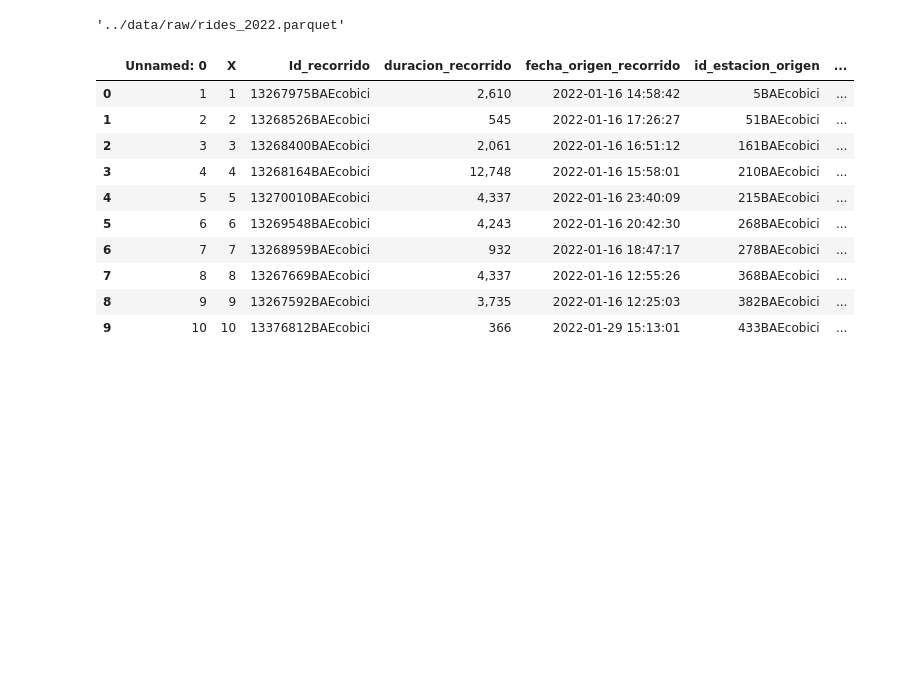
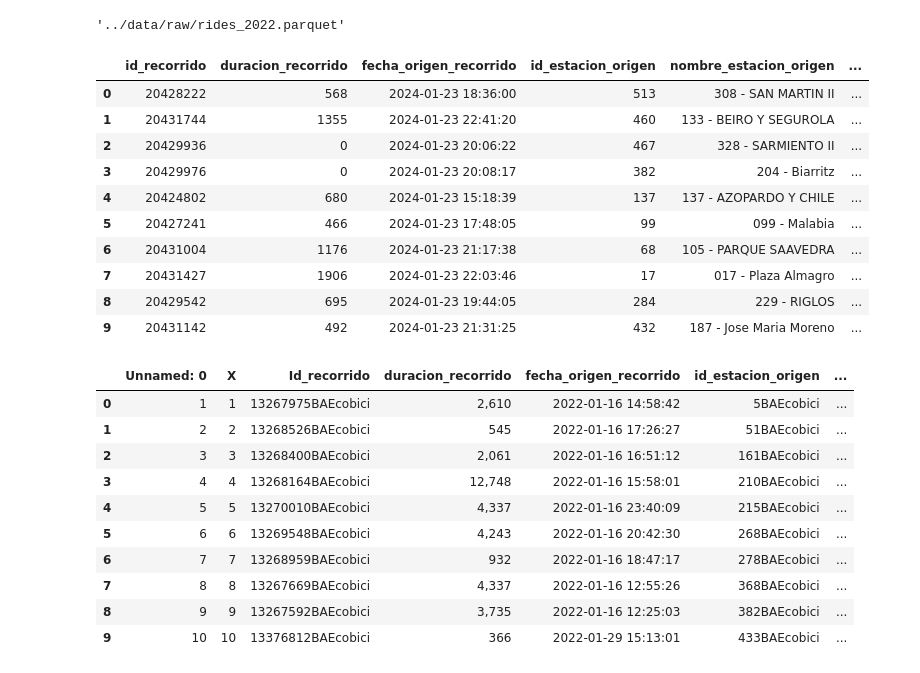
Before and after one commit to javieryanzon/bike_sharing_demand_predictor, a Jupyter notebook: notebooks/01_load_and_validate_raw_data.ipynb, the cells around one changed output. Saved outputs shown, nothing was run; the diff lists cells and outputs as text; code cells hidden in the pictures; blank space fills up the shorter version.

```diff
--- a/notebooks/01_load_and_validate_raw_data.ipynb
+++ b/notebooks/01_load_and_validate_raw_data.ipynb
@@ -55,6 +72,24 @@ download_one_file_of_raw_data(year=2022)
 unzip_and_convert_csv_to_parquet(year=2022)
 # %% [output]
 '../data/raw/rides_2022.parquet'
+# %%
+import pandas as pd
+
+rides = pd.read_parquet('../data/raw/rides_2024.parquet')
+
+rides.head(10)
+# %% [output]
+|  | id_recorrido | duracion_recorrido | fecha_origen_recorrido | id_estacion_origen | nombre_estacion_origen | ... |
+| 0 | 20428222 | 568 | 2024-01-23 18:36:00 | 513 | 308 - SAN MARTIN II | ... |
+| 1 | 20431744 | 1355 | 2024-01-23 22:41:20 | 460 | 133 - BEIRO Y SEGUROLA | ... |
+| 2 | 20429936 | 0 | 2024-01-23 20:06:22 | 467 | 328 - SARMIENTO II | ... |
+| 3 | 20429976 | 0 | 2024-01-23 20:08:17 | 382 | 204 - Biarritz | ... |
+| 4 | 20424802 | 680 | 2024-01-23 15:18:39 | 137 | 137 - AZOPARDO Y CHILE | ... |
+| 5 | 20427241 | 466 | 2024-01-23 17:48:05 | 99 | 099 - Malabia | ... |
+| 6 | 20431004 | 1176 | 2024-01-23 21:17:38 | 68 | 105 - PARQUE SAAVEDRA | ... |
+| 7 | 20431427 | 1906 | 2024-01-23 22:03:46 | 17 | 017 - Plaza Almagro | ... |
+| 8 | 20429542 | 695 | 2024-01-23 19:44:05 | 284 | 229 - RIGLOS | ... |
+| 9 | 20431142 | 492 | 2024-01-23 21:31:25 | 432 | 187 - Jose Maria Moreno | ... |
 # %%
 import pandas as pd
 
```
Also changed, not shown: parts of 10 cells of this notebook, 4 other files.
